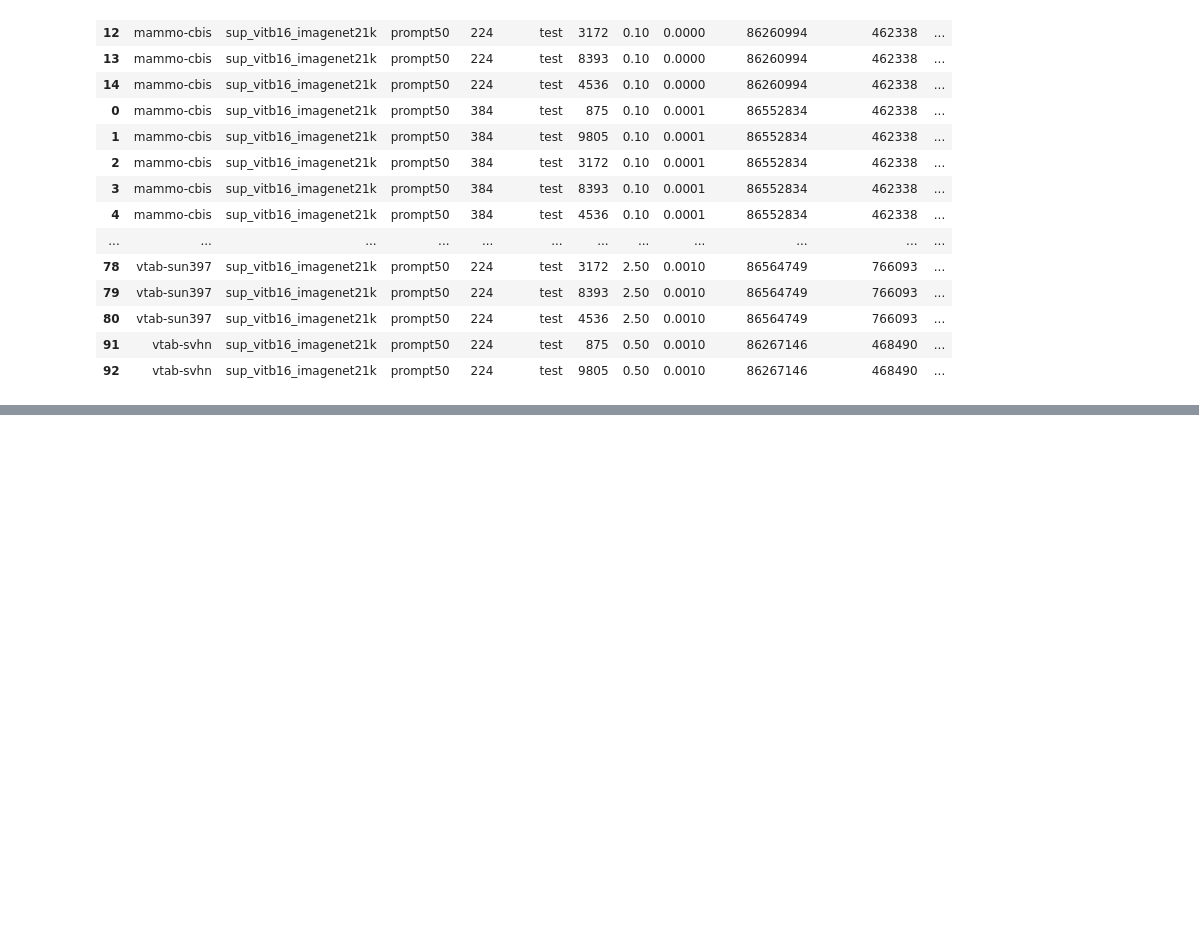
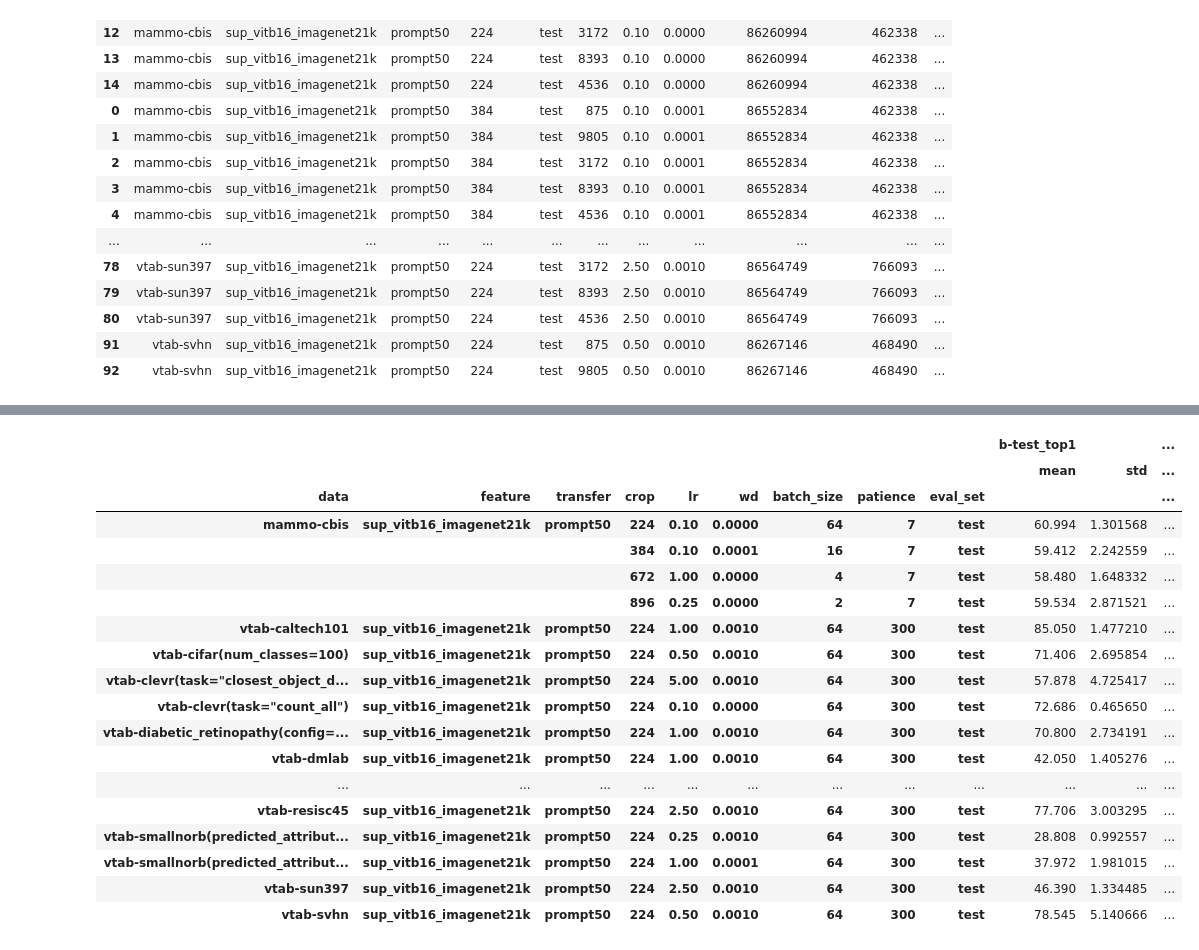
Before and after one commit to DrumsnChocolate/final-project, a Jupyter notebook: implementation/visual_prompt_tuning/results.ipynb, the cells around one changed output, grey strips where cells are left out. Cells and saved outputs as stored; diff of their text form; code cells hidden in the pictures; blank space fills up the shorter version.

```diff
--- a/implementation/visual_prompt_tuning/results.ipynb
+++ b/implementation/visual_prompt_tuning/results.ipynb
@@ -81,2 +81,25 @@ display(avg_df.sort_values('data'))
 # %%
 # average per dataset:
+distinguishing_columns = ['data', 'feature', 'transfer', 'crop', 'lr', 'wd', 'batch_size', 'patience', 'eval_set']
+df_agg = df[[*distinguishing_columns, 'b-test_top1', 'b-val_top1', 'total_epochs']].groupby(distinguishing_columns).agg({'b-test_top1': ['mean', 'std'], 'b-val_top1': ['mean', 'std'], 'total_epochs': 'mean'})
+display(df_agg)
+# %% [output]
+|  |  |  |  |  |  |  |  |  | b-test_top1 |  | ... |
+|  |  |  |  |  |  |  |  |  | mean | std | ... |
+| data | feature | transfer | crop | lr | wd | batch_size | patience | eval_set |  |  | ... |
+| mammo-cbis | sup_vitb16_imagenet21k | prompt50 | 224 | 0.10 | 0.0000 | 64 | 7 | test | 60.994 | 1.301568 | ... |
+|  |  |  | 384 | 0.10 | 0.0001 | 16 | 7 | test | 59.412 | 2.242559 | ... |
+|  |  |  | 672 | 1.00 | 0.0000 | 4 | 7 | test | 58.480 | 1.648332 | ... |
+|  |  |  | 896 | 0.25 | 0.0000 | 2 | 7 | test | 59.534 | 2.871521 | ... |
+| vtab-caltech101 | sup_vitb16_imagenet21k | prompt50 | 224 | 1.00 | 0.0010 | 64 | 300 | test | 85.050 | 1.477210 | ... |
+| vtab-cifar(num_classes=100) | sup_vitb16_imagenet21k | prompt50 | 224 | 0.50 | 0.0010 | 64 | 300 | test | 71.406 | 2.695854 | ... |
+| vtab-clevr(task="closest_object_d... | sup_vitb16_imagenet21k | prompt50 | 224 | 5.00 | 0.0010 | 64 | 300 | test | 57.878 | 4.725417 | ... |
+| vtab-clevr(task="count_all") | sup_vitb16_imagenet21k | prompt50 | 224 | 0.10 | 0.0000 | 64 | 300 | test | 72.686 | 0.465650 | ... |
+| vtab-diabetic_retinopathy(config=... | sup_vitb16_imagenet21k | prompt50 | 224 | 1.00 | 0.0010 | 64 | 300 | test | 70.800 | 2.734191 | ... |
+| vtab-dmlab | sup_vitb16_imagenet21k | prompt50 | 224 | 1.00 | 0.0010 | 64 | 300 | test | 42.050 | 1.405276 | ... |
+| ... | ... | ... | ... | ... | ... | ... | ... | ... | ... | ... | ... |
+| vtab-resisc45 | sup_vitb16_imagenet21k | prompt50 | 224 | 2.50 | 0.0010 | 64 | 300 | test | 77.706 | 3.003295 | ... |
+| vtab-smallnorb(predicted_attribut... | sup_vitb16_imagenet21k | prompt50 | 224 | 0.25 | 0.0010 | 64 | 300 | test | 28.808 | 0.992557 | ... |
+| vtab-smallnorb(predicted_attribut... | sup_vitb16_imagenet21k | prompt50 | 224 | 1.00 | 0.0001 | 64 | 300 | test | 37.972 | 1.981015 | ... |
+| vtab-sun397 | sup_vitb16_imagenet21k | prompt50 | 224 | 2.50 | 0.0010 | 64 | 300 | test | 46.390 | 1.334485 | ... |
+| vtab-svhn | sup_vitb16_imagenet21k | prompt50 | 224 | 0.50 | 0.0010 | 64 | 300 | test | 78.545 | 5.140666 | ... |
```
Also changed, not shown: parts of 1 cell of this notebook, 1 other file.
